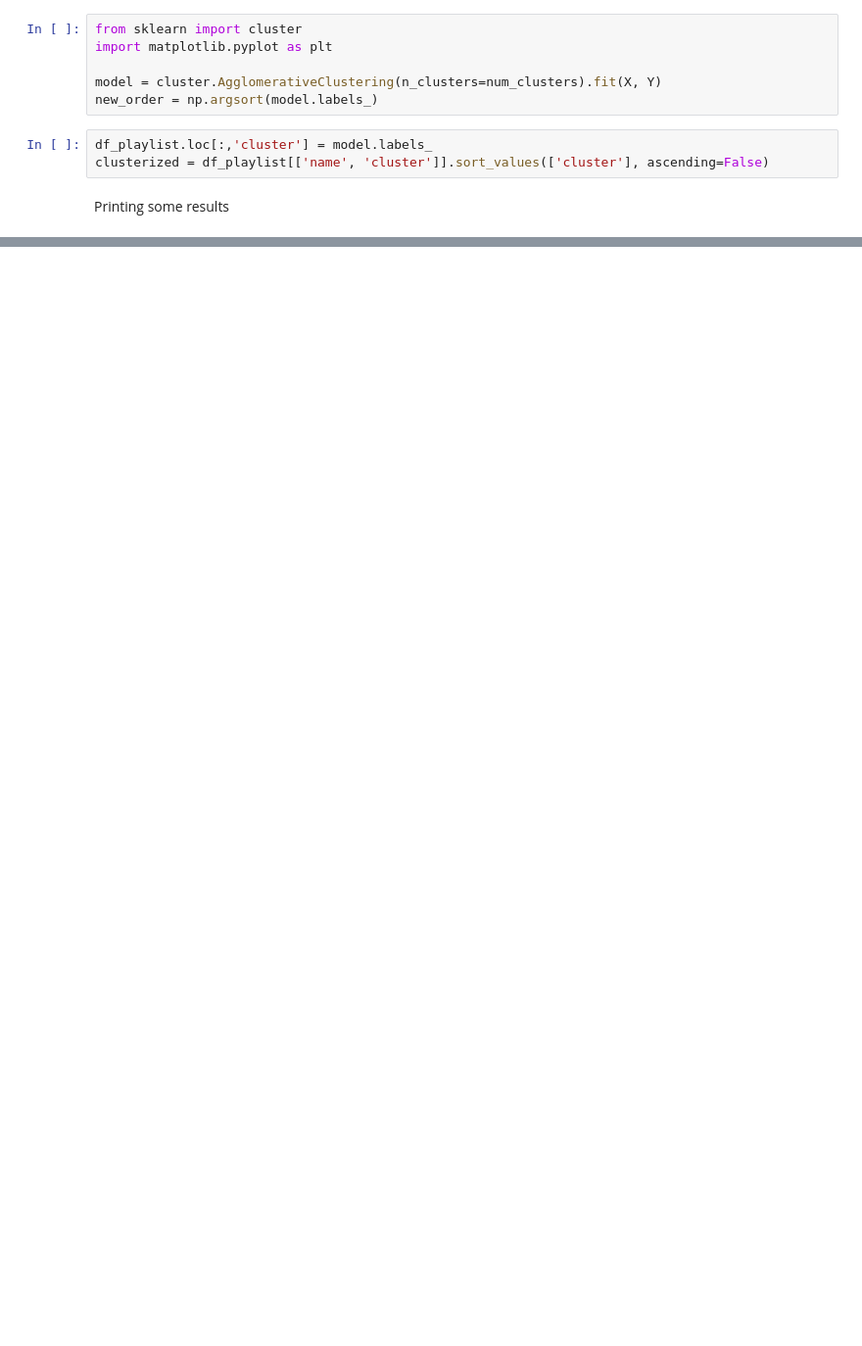
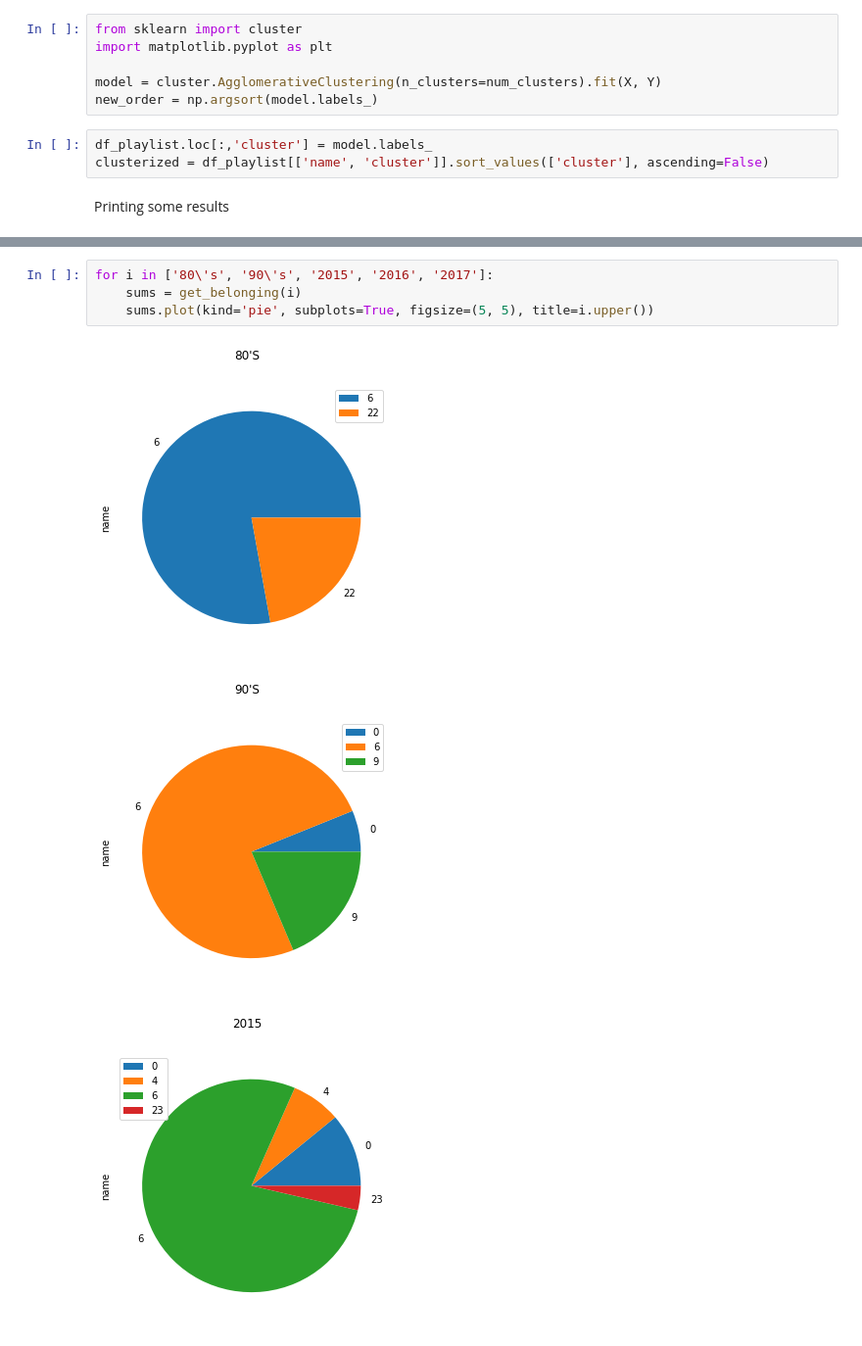
Before and after one commit to D2KLab/recsys18_challenge, a Jupyter notebook: preprocessing/emotion/experiment.ipynb, the cells around one changed output, grey strips where cells are left out. Shown at 98% size. Saved outputs shown, nothing was run; the diff lists cells and outputs as text; blank space fills up the shorter version.

```diff
--- a/preprocessing/emotion/experiment.ipynb
+++ b/preprocessing/emotion/experiment.ipynb
@@ -190,0 +177,8 @@ for i in ['country', '90\'s', 'Work', 'Disney', 'Dance']:
+# %%
+for i in ['80\'s', '90\'s', '2015', '2016', '2017']:
+    sums = get_belonging(i)
+    sums.plot(kind='pie', subplots=True, figsize=(5, 5), title=i.upper())
+# %% [output]
+[figure, added]
+[figure, added]
+[figure, added]
```
Also changed, not shown: parts of 11 cells of this notebook.
